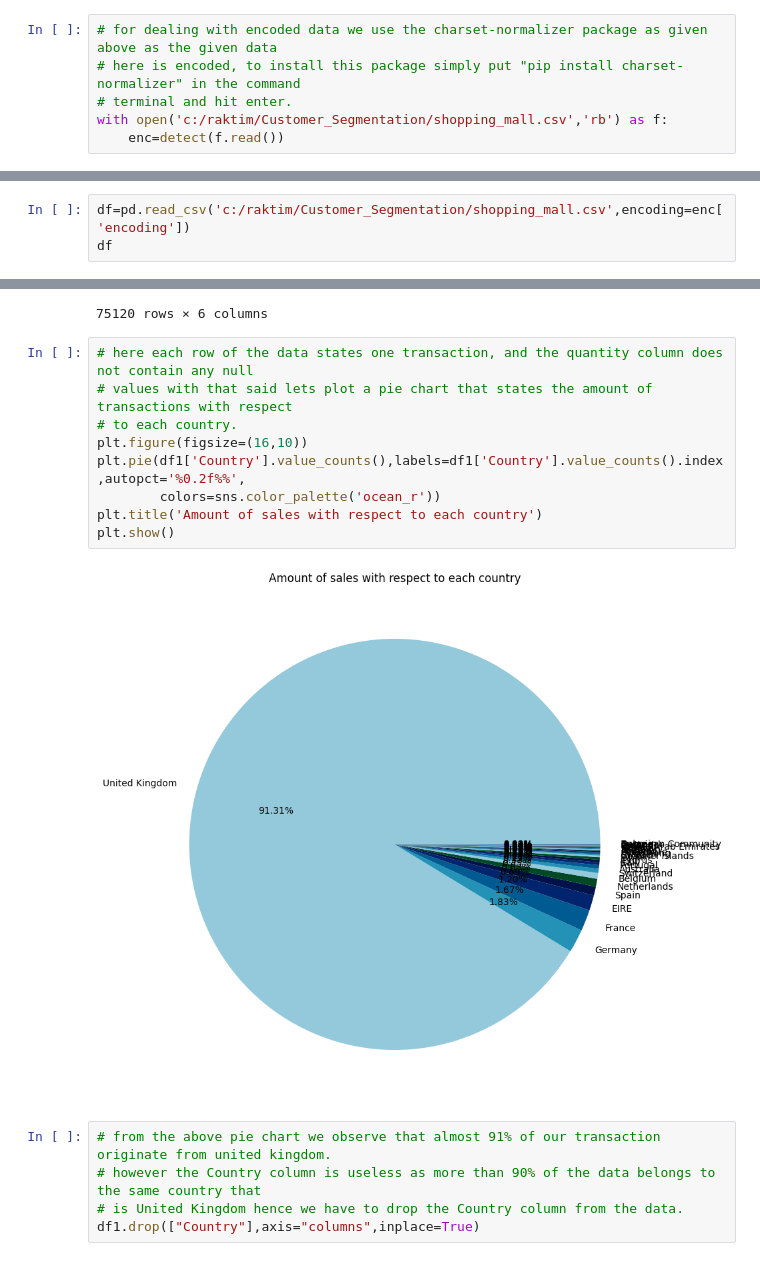
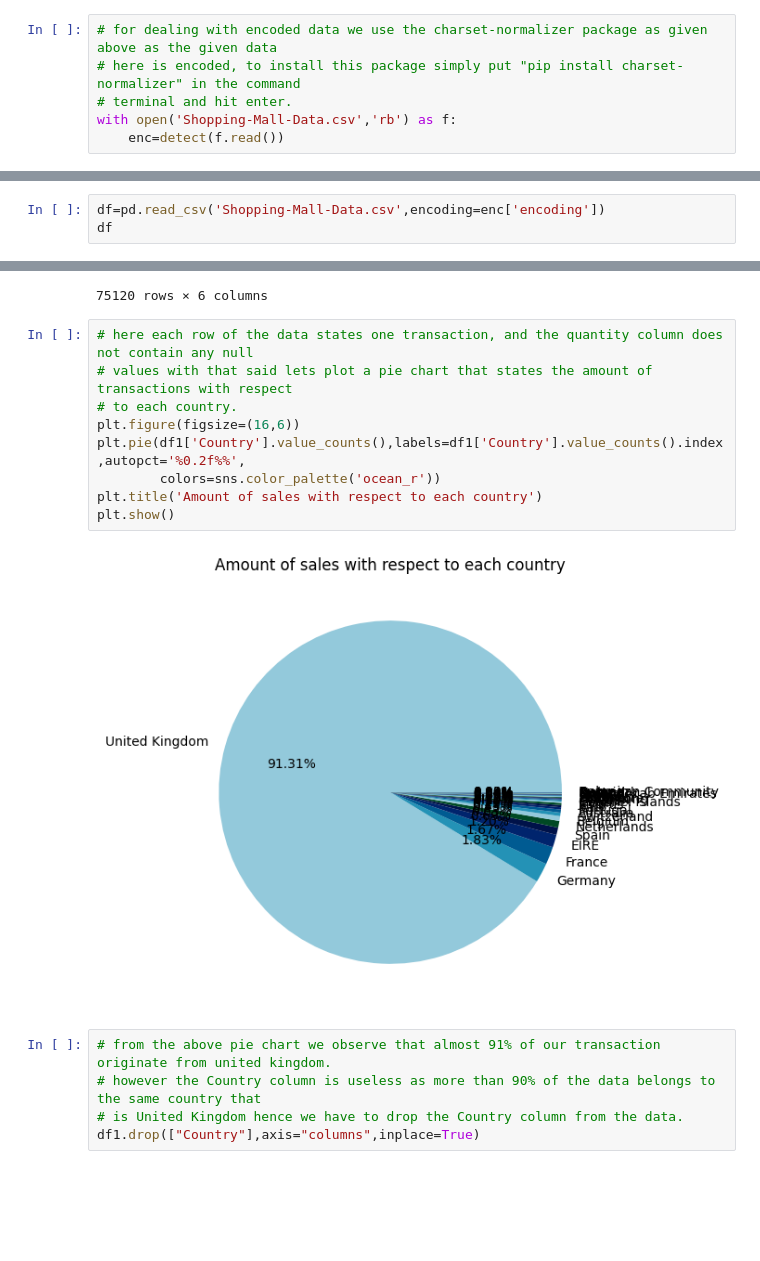
Before and after one commit to RaktimSamui/Customer-Segmentation, a Jupyter notebook: Shopping-mall-Customer-Segmentation.ipynb, the cells around one changed output, grey strips where cells are left out. Cells and saved outputs as stored; diff of their text form; blank space fills up the shorter version.

Commit message:
updated data directory

```diff
--- a/Shopping-mall-Customer-Segmentation.ipynb
+++ b/Shopping-mall-Customer-Segmentation.ipynb
@@ -16,12 +16,12 @@ import warnings
 # for dealing with encoded data we use the charset-normalizer package as given above as the given data
 # here is encoded, to install this package simply put "pip install charset-normalizer" in the command
 # terminal and hit enter.
-with open('c:/raktim/Customer_Segmentation/shopping_mall.csv','rb') as f:
+with open('Shopping-Mall-Data.csv','rb') as f:
     enc=detect(f.read())
 # %% [markdown]
 # The Raw Data
 # %%
-df=pd.read_csv('c:/raktim/Customer_Segmentation/shopping_mall.csv',encoding=enc['encoding'])
+df=pd.read_csv('Shopping-Mall-Data.csv',encoding=enc['encoding'])
 df
 # %% [output]
 |  | InvoiceNo | StockCode | Description | Quantity | InvoiceDate | UnitPrice | CustomerID | Country |
@@ -132,14 +132,14 @@ df1
 # %%
 # here each row of the data states one transaction, and the quantity column does not contain any null
 # values with that said lets plot a pie chart that states the amount of transactions with respect
 # to each country.
-plt.figure(figsize=(16,10))
+plt.figure(figsize=(16,6))
 plt.pie(df1['Country'].value_counts(),labels=df1['Country'].value_counts().index,autopct='%0.2f%%',
         colors=sns.color_palette('ocean_r'))
 plt.title('Amount of sales with respect to each country')
 plt.show()
 # %% [output]
-[figure, old version]
+[figure, new version]
 # %%
 # from the above pie chart we observe that almost 91% of our transaction originate from united kingdom.
 # however the Country column is useless as more than 90% of the data belongs to the same country that
```
Also changed, not shown: parts of 4 cells of this notebook.
